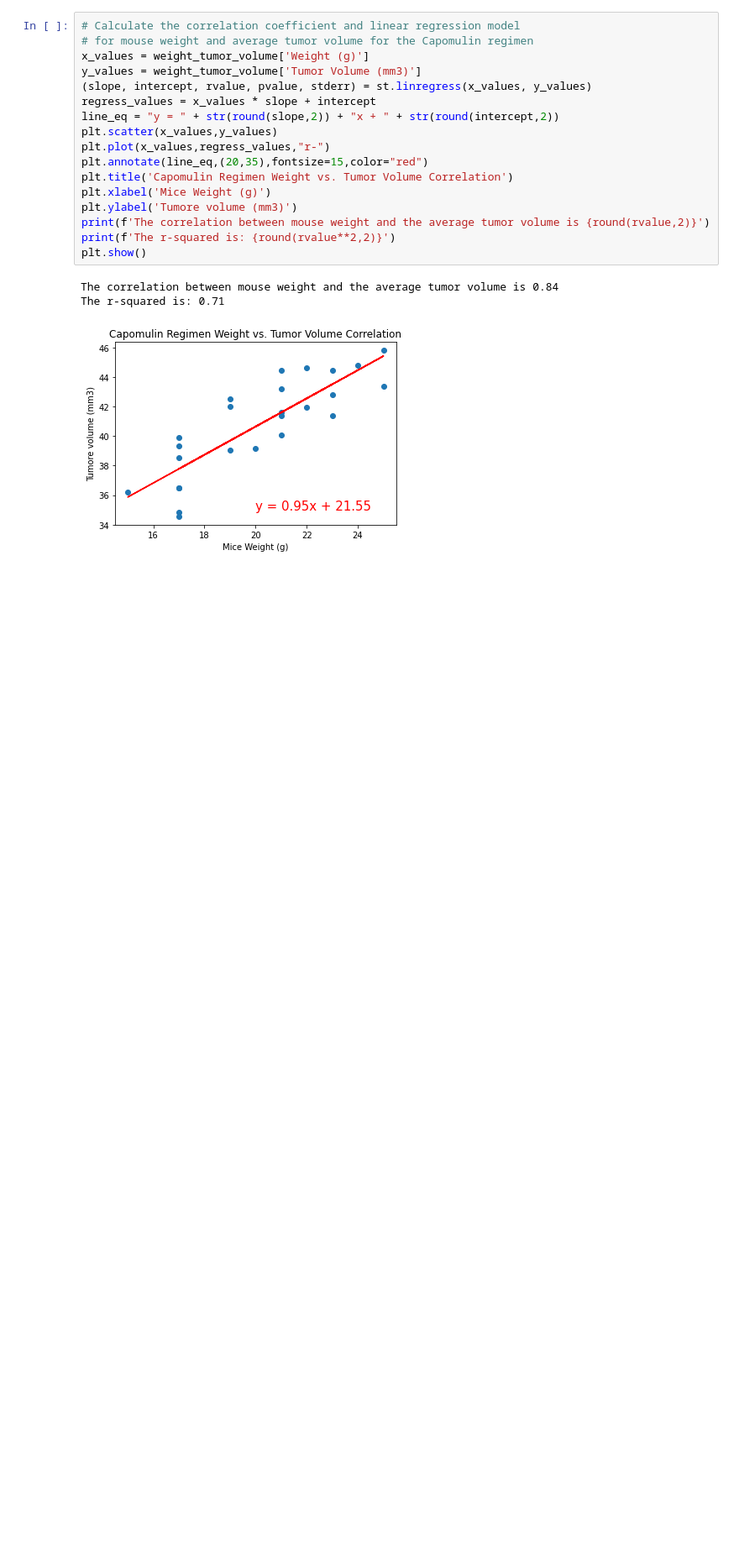
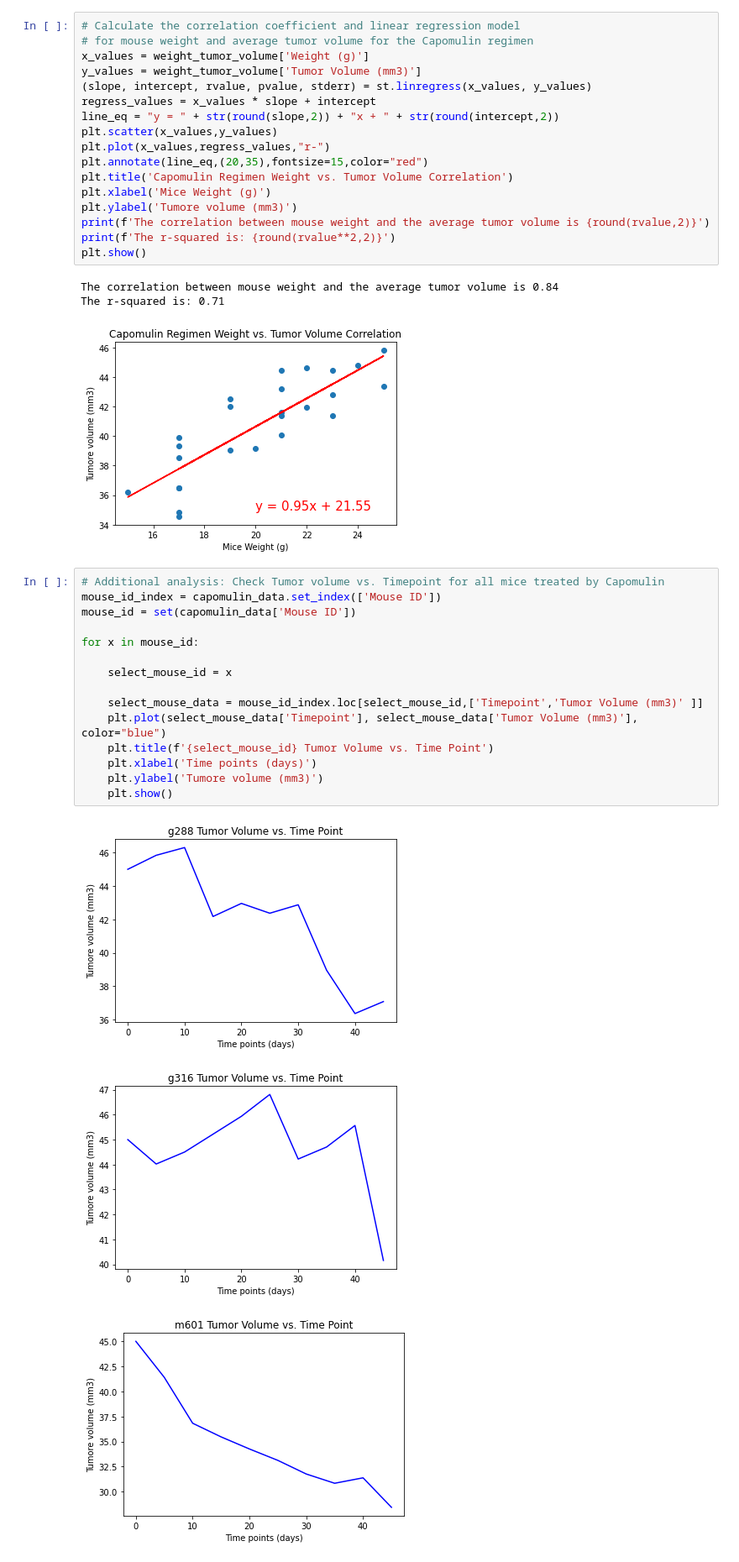
Before and after one commit to Yang111105/Matplotlib-challenge, a Jupyter notebook: pymaceuticals_starter.ipynb, the cells around one changed output. Shown: that part at 84% size. Drawn from its saved outputs; the diff is of its cells as text; blank space fills up the shorter version.

```diff
--- a/pymaceuticals_starter.ipynb
+++ b/pymaceuticals_starter.ipynb
@@ -288,3 +292,22 @@ plt.show()
 The correlation between mouse weight and the average tumor volume is 0.84
 The r-squared is: 0.71
 [figure]
+# %%
+# Additional analysis: Check Tumor volume vs. Timepoint for all mice treated by Capomulin
+mouse_id_index = capomulin_data.set_index(['Mouse ID'])
+mouse_id = set(capomulin_data['Mouse ID'])
+
+for x in mouse_id:
+
+    select_mouse_id = x
+
+    select_mouse_data = mouse_id_index.loc[select_mouse_id,['Timepoint','Tumor Volume (mm3)' ]]
+    plt.plot(select_mouse_data['Timepoint'], select_mouse_data['Tumor Volume (mm3)'], color="blue")
+    plt.title(f'{select_mouse_id} Tumor Volume vs. Time Point')
+    plt.xlabel('Time points (days)')
+    plt.ylabel('Tumore volume (mm3)')
+    plt.show()
+# %% [output]
+[figure, added]
+[figure, added]
+[figure, added]
```
Also changed, not shown: parts of 3 cells of this notebook, 1 other file.
